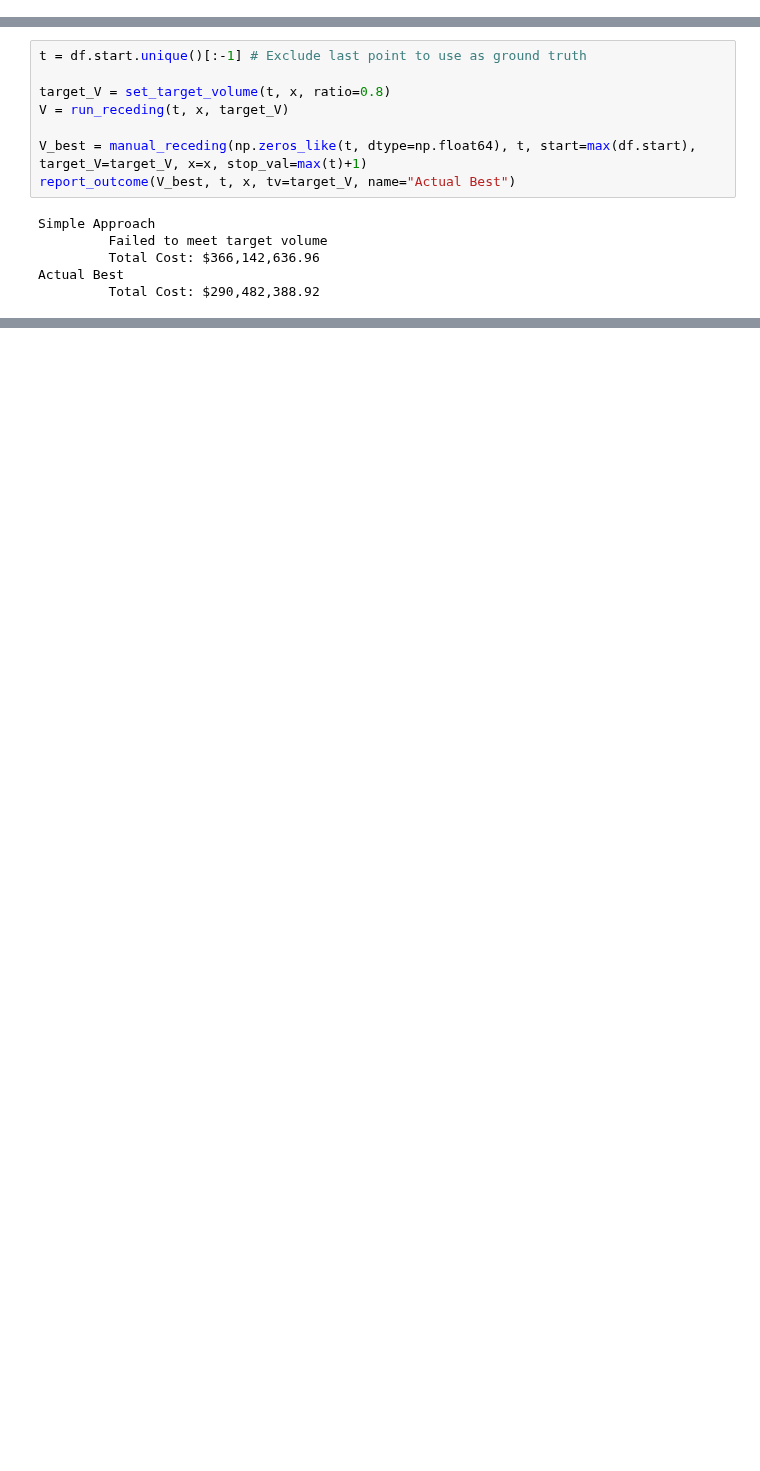
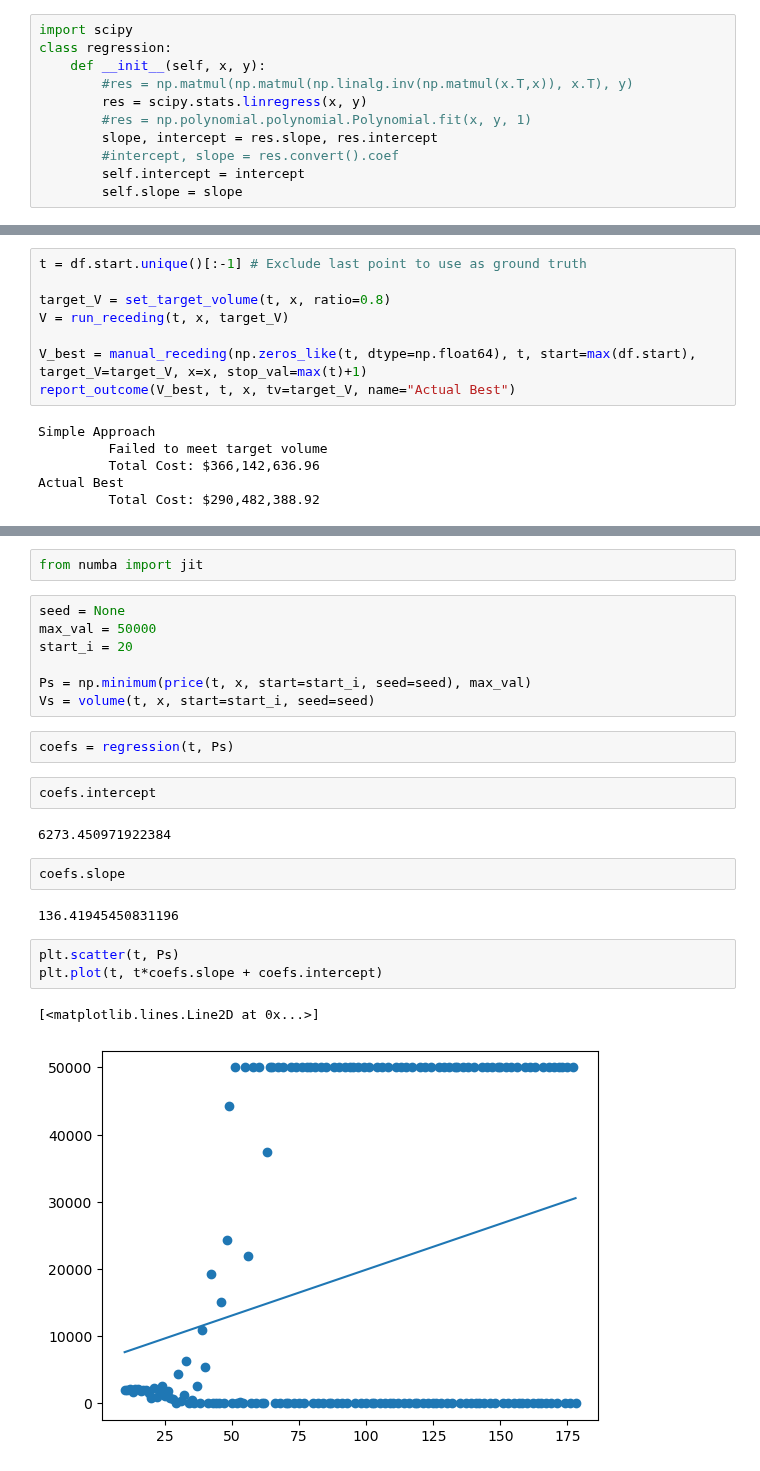
Before and after one commit to ELEN-Workshops-and-LDI/LDI-ML, a Jupyter notebook: Optimisation/RollingOptimisation.ipynb, the cells around one changed output, grey strips where cells are left out. Drawn from its saved outputs; the diff is of its cells as text; blank space fills up the shorter version.

Commit message:
optimising regression, fixing issues

```diff
--- a/Optimisation/RollingOptimisation.ipynb
+++ b/Optimisation/RollingOptimisation.ipynb
@@ -89,6 +95,17 @@ ax[1].set_ylabel("Predicted Volume (ML)")
 # %% [output]
 Text(0, 0.5, 'Predicted Volume (ML)')
 [figure]
+# %%
+import scipy
+class regression:
+    def __init__(self, x, y):
+        #res = np.matmul(np.matmul(np.linalg.inv(np.matmul(x.T,x)), x.T), y)
+        res = scipy.stats.linregress(x, y)
+        #res = np.polynomial.polynomial.Polynomial.fit(x, y, 1)
+        slope, intercept = res.slope, res.intercept
+        #intercept, slope = res.convert().coef
+        self.intercept = intercept
+        self.slope = slope
 # %%
 def manual_receding(V, t, target_V, start,x, stop_val=0, seed=None):
     # Treat as simple LP, find lowest prices and exploit. No consideration of uncertainty
@@ -267,0 +326,25 @@ plt.savefig("Rolling vs Random.png", dpi=300)
+# %%
+from numba import jit
+# %%
+seed = None
+max_val = 50000
+start_i = 20
+
+Ps = np.minimum(price(t, x, start=start_i, seed=seed), max_val)
+Vs = volume(t, x, start=start_i, seed=seed)
+# %%
+coefs = regression(t, Ps)
+# %%
+coefs.intercept
+# %% [output]
+6273.450971922384
+# %%
+coefs.slope
+# %% [output]
+136.41945450831196
+# %%
+plt.scatter(t, Ps)
+plt.plot(t, t*coefs.slope + coefs.intercept)
+# %% [output]
+[<matplotlib.lines.Line2D at 0x...>]
+[figure, added]
```
Also changed, not shown: parts of 12 cells of this notebook, 3 other files.
